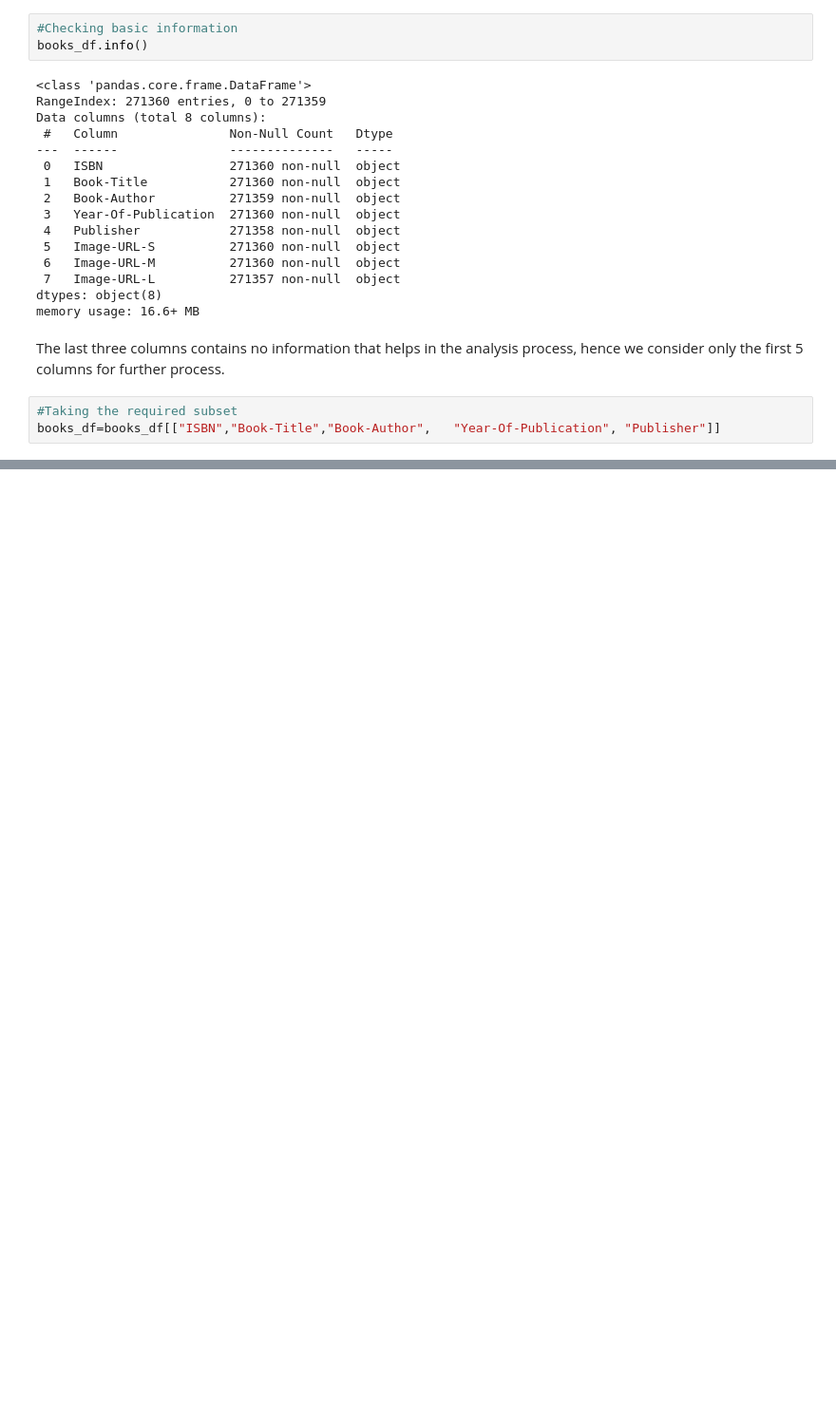
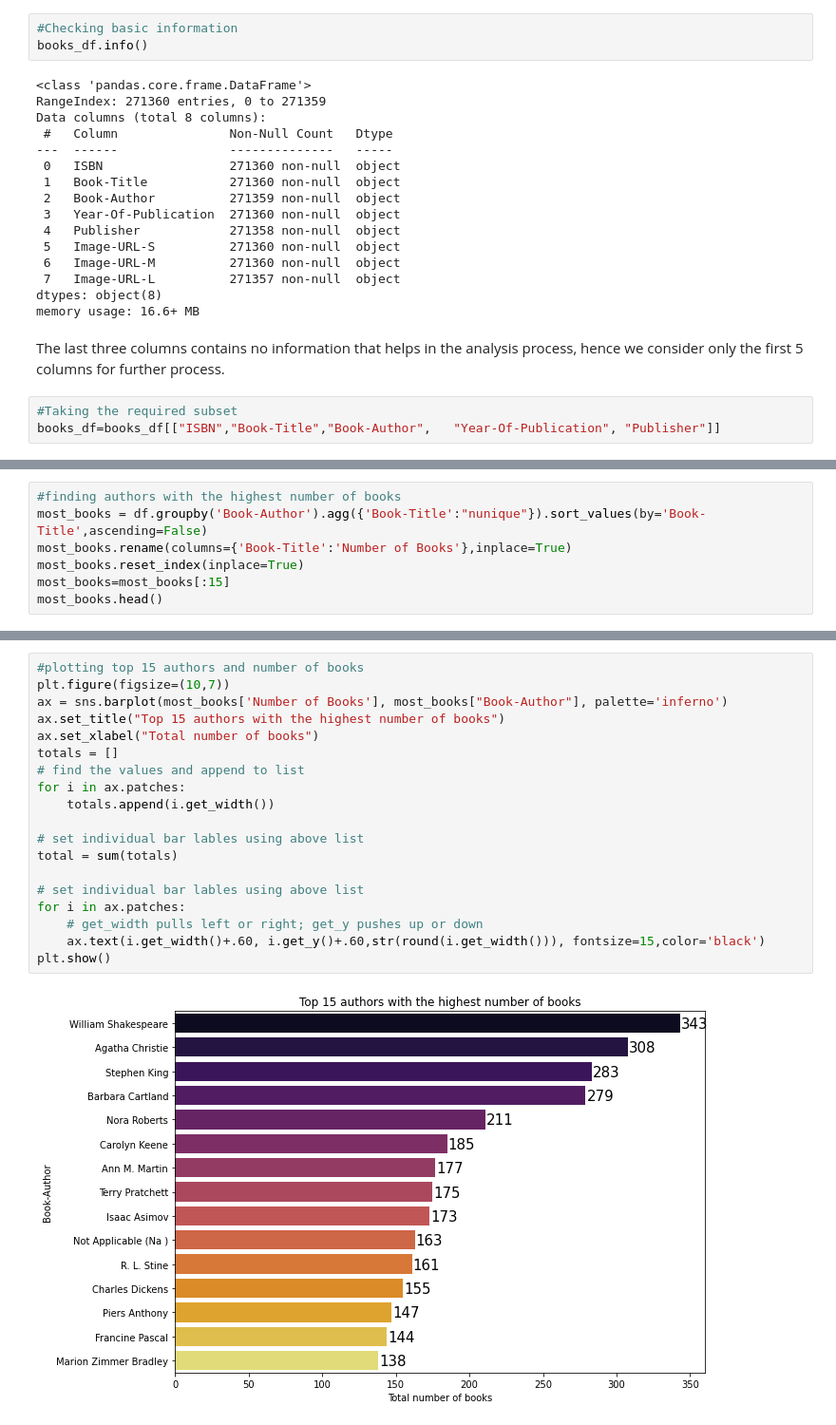
Before and after one commit to harsh15998/amazon, a Jupyter notebook: Untitled0.ipynb, the cells around one changed output, grey strips where cells are left out. Shown at 95% size. Cells and saved outputs as stored; diff of their text form; blank space fills up the shorter version.

```diff
--- a/Untitled0.ipynb
+++ b/Untitled0.ipynb
@@ -65,0 +580,7 @@ books_df=books_df[["ISBN","Book-Title","Book-Author",	"Year-Of-Publication", "Pu
+# %%
+#finding authors with the highest number of books
+most_books = df.groupby('Book-Author').agg({'Book-Title':"nunique"}).sort_values(by='Book-Title',ascending=False)
+most_books.rename(columns={'Book-Title':'Number of Books'},inplace=True)
+most_books.reset_index(inplace=True)
+most_books=most_books[:15]
+most_books.head()
@@ -65,0 +594,21 @@ books_df=books_df[["ISBN","Book-Title","Book-Author",	"Year-Of-Publication", "Pu
+# %%
+#plotting top 15 authors and number of books
+plt.figure(figsize=(10,7))
+ax = sns.barplot(most_books['Number of Books'], most_books["Book-Author"], palette='inferno')
+ax.set_title("Top 15 authors with the highest number of books")
+ax.set_xlabel("Total number of books")
+totals = []
+# find the values and append to list
+for i in ax.patches:
+    totals.append(i.get_width())
+
+# set individual bar lables using above list
+total = sum(totals)
+
+# set individual bar lables using above list
+for i in ax.patches:
+    # get_width pulls left or right; get_y pushes up or down
+    ax.text(i.get_width()+.60, i.get_y()+.60,str(round(i.get_width())), fontsize=15,color='black')
+plt.show()
+# %% [output]
+[figure, added]
```
Also changed, not shown: parts of 167 cells of this notebook.
